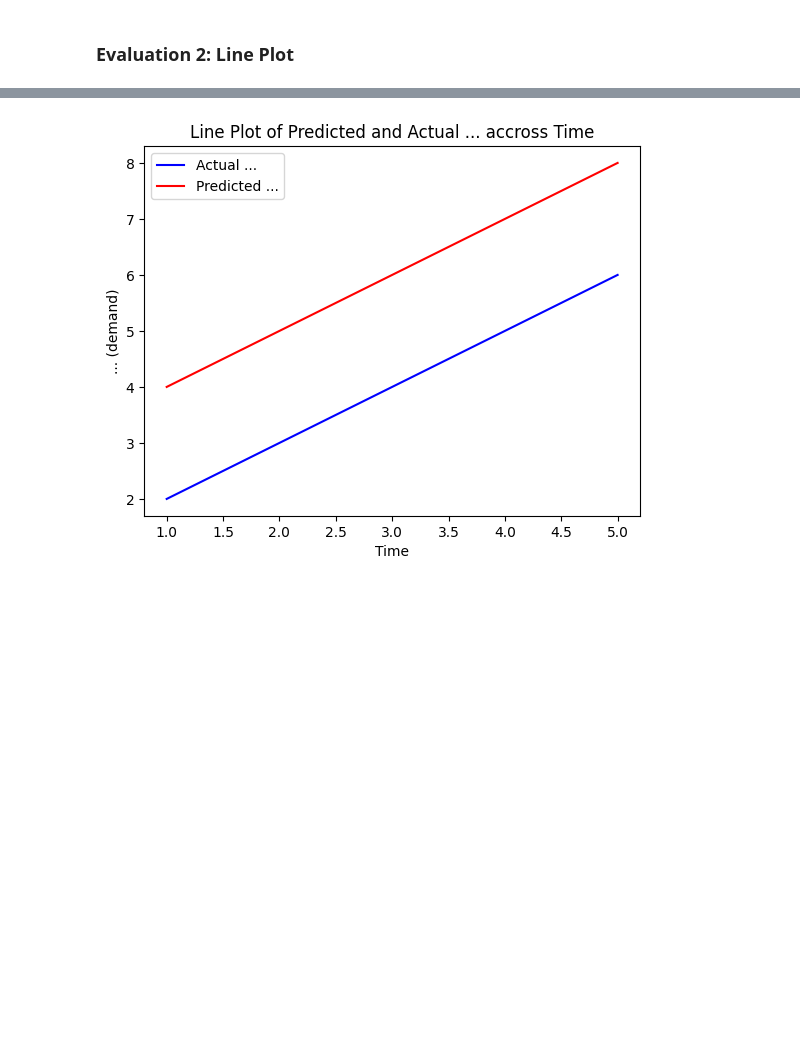
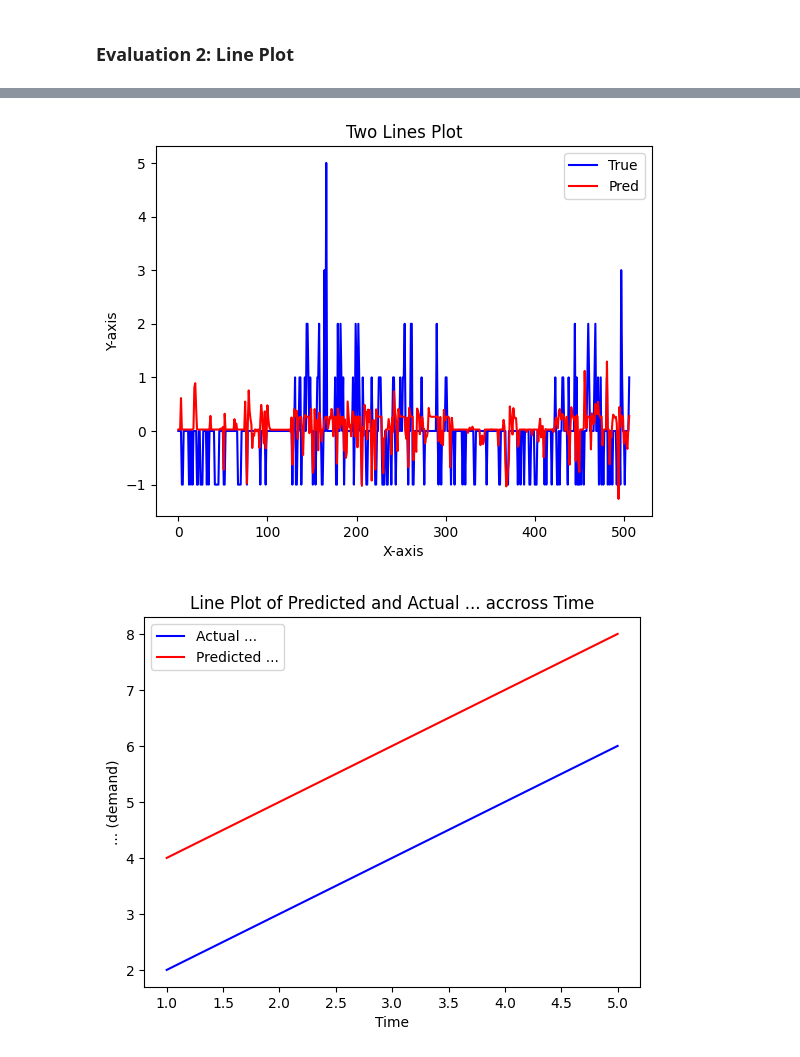
Before and after one commit to Qiaoran-M/dsa4212_lstm, a Jupyter notebook: run.ipynb, the cells around one changed output, grey strips where cells are left out. Drawn from its saved outputs; the diff is of its cells as text; code cells hidden in the pictures; blank space fills up the shorter version.

```diff
--- a/run.ipynb
+++ b/run.ipynb
@@ -42,3 +199,19 @@ print(f'Model prediction MSE = {mse(Y_test, Y_test_pred)}')
+# %%
+plt.plot(Y_test, color='blue', label='True')
+plt.plot(Y_test_pred, color='red', label='Pred')
+
+# Add labels and title
+plt.xlabel('X-axis')
+plt.ylabel('Y-axis')
+plt.title('Two Lines Plot')
+
+# Add legend
+plt.legend()
+
+# Show plot
+plt.show()
+# %% [output]
+[figure, added]
 # %%
 import matplotlib.pyplot as plt
 
```
Also changed, not shown: parts of 10 cells of this notebook, 10 other files.
